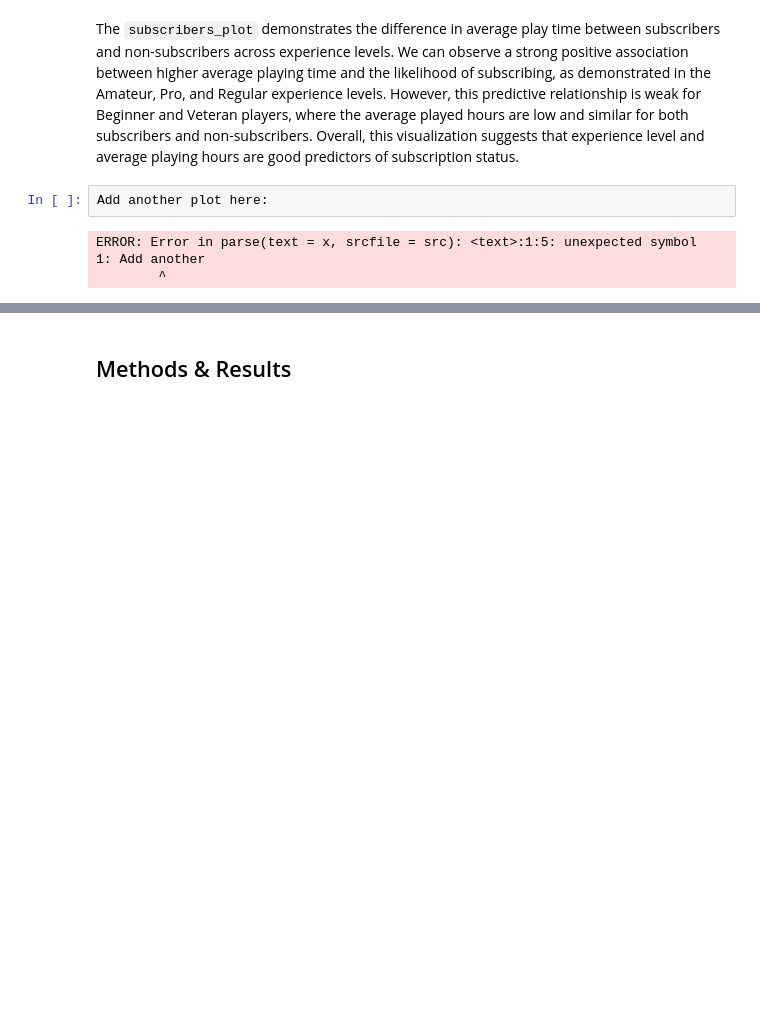
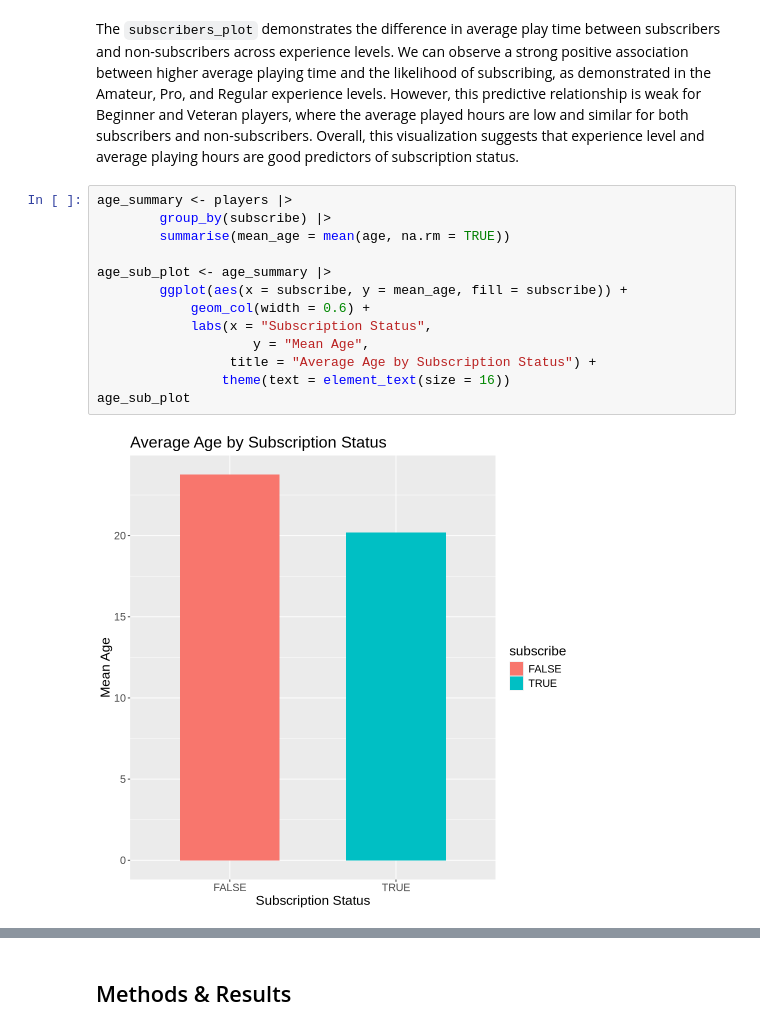
Before and after one commit to kristyluna2006/DSCI-Group-Project-, a Jupyter notebook: Group Project.ipynb, the cells around one changed output, grey strips where cells are left out. Saved outputs shown, nothing was run; the diff lists cells and outputs as text; blank space fills up the shorter version.

Commit message:
added one more plot in intro

```diff
--- a/Group Project.ipynb
+++ b/Group Project.ipynb
@@ -183,8 +183,17 @@ A tibble: 5 × 2
 # %% [markdown]
 The `subscribers_plot` demonstrates the difference in average play time between subscribers and non-subscribers across experience levels. We can observe a strong positive association between higher average playing time and the likelihood of subscribing, as demonstrated in the Amateur, Pro, and Regular experience levels.  However, this predictive relationship is weak for Beginner and Veteran players, where the average played hours are low and similar for both subscribers and non-subscribers. Overall, this visualization suggests that experience level and average playing hours are good predictors of subscription status.
 # %%
-Add another plot here:
+age_summary <- players |>
+        group_by(subscribe) |>
+        summarise(mean_age = mean(age, na.rm = TRUE))
+
+age_sub_plot <- age_summary |>
+        ggplot(aes(x = subscribe, y = mean_age, fill = subscribe)) +
+            geom_col(width = 0.6) +
+            labs(x = "Subscription Status",
+                    y = "Mean Age",
+                 title = "Average Age by Subscription Status") +
+                theme(text = element_text(size = 16))
+age_sub_plot
 # %% [output]
-ERROR: Error in parse(text = x, srcfile = src): <text>:1:5: unexpected symbol
-1: Add another
-        ^
+[figure, added]
```
Also changed, not shown: parts of 7 cells of this notebook.
